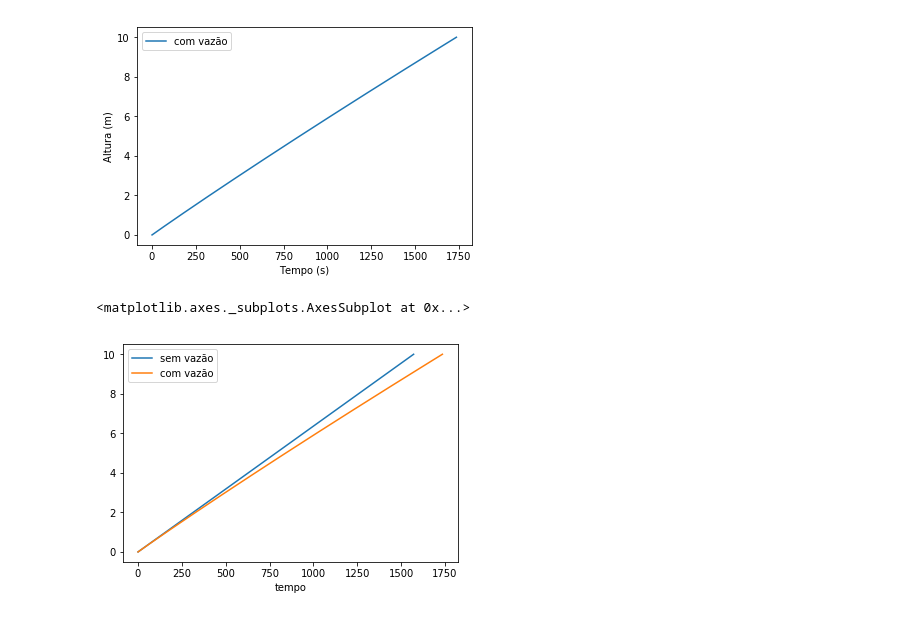
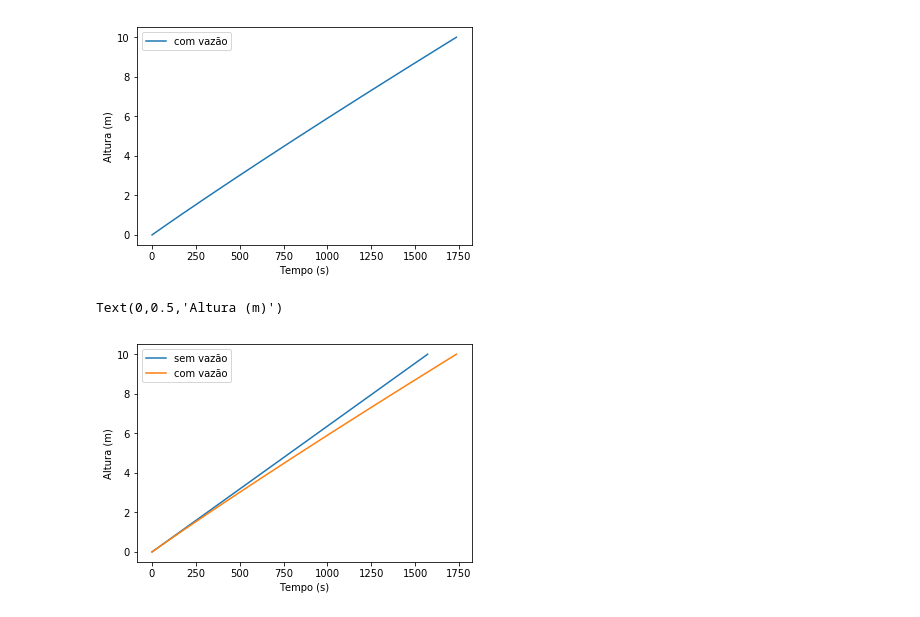
Before and after one commit to dcandrade/fuzzy-control, a Jupyter notebook: notebooks/Untitled.ipynb, the cells around one changed output. Saved outputs shown, nothing was run; the diff lists cells and outputs as text; code cells hidden in the pictures.

```diff
--- a/notebooks/Untitled.ipynb
+++ b/notebooks/Untitled.ipynb
@@ -20,7 +20,9 @@ plot.set_ylabel('Altura (m)')
 Text(0,0.5,'Altura (m)')
 [figure]
 # %%
-pd.concat([df, df_vazao], axis=1).plot()
+plot = pd.concat([df, df_vazao], axis=1).plot()
+plot.set_xlabel('Tempo (s)')
+plot.set_ylabel('Altura (m)')
 # %% [output]
-<matplotlib.axes._subplots.AxesSubplot at 0x...>
+Text(0,0.5,'Altura (m)')
-[figure, old version]
+[figure, new version]
```
Also changed, not shown: 3 other files.
